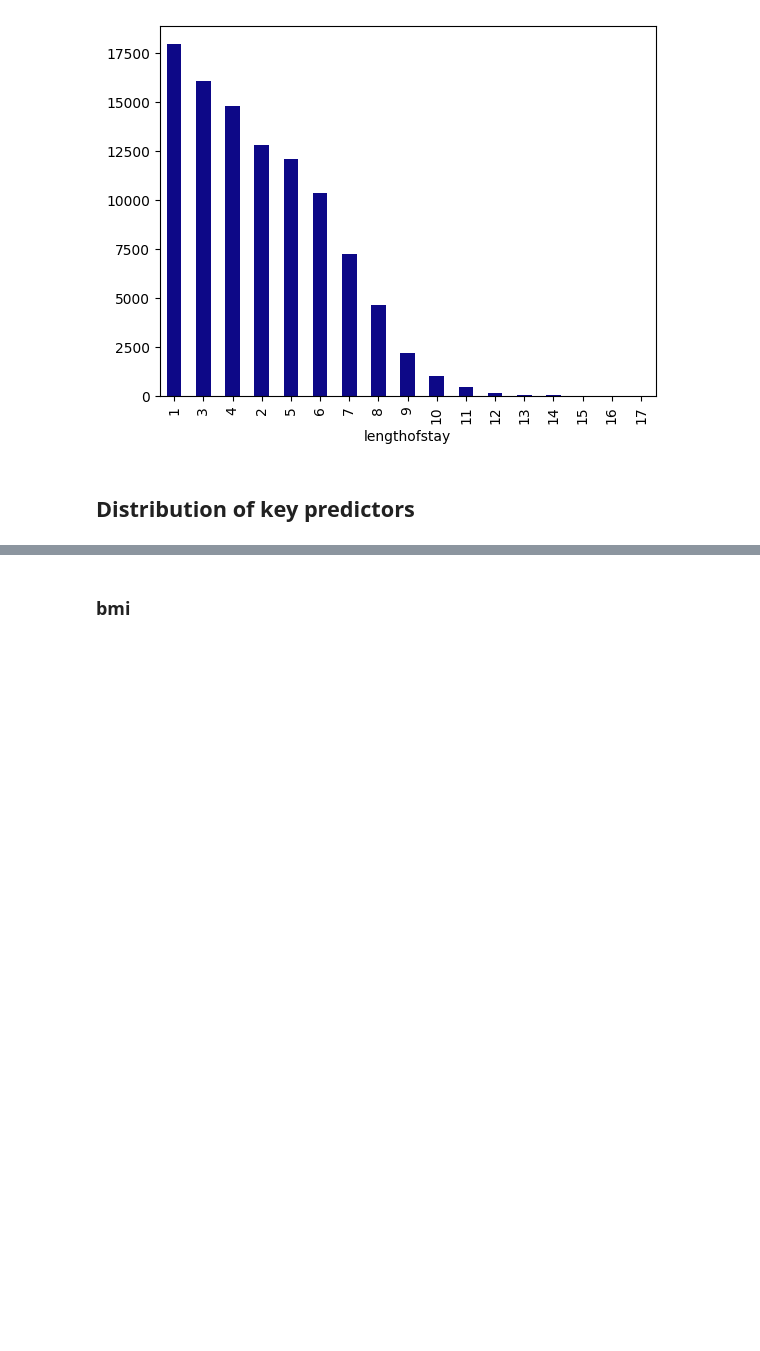
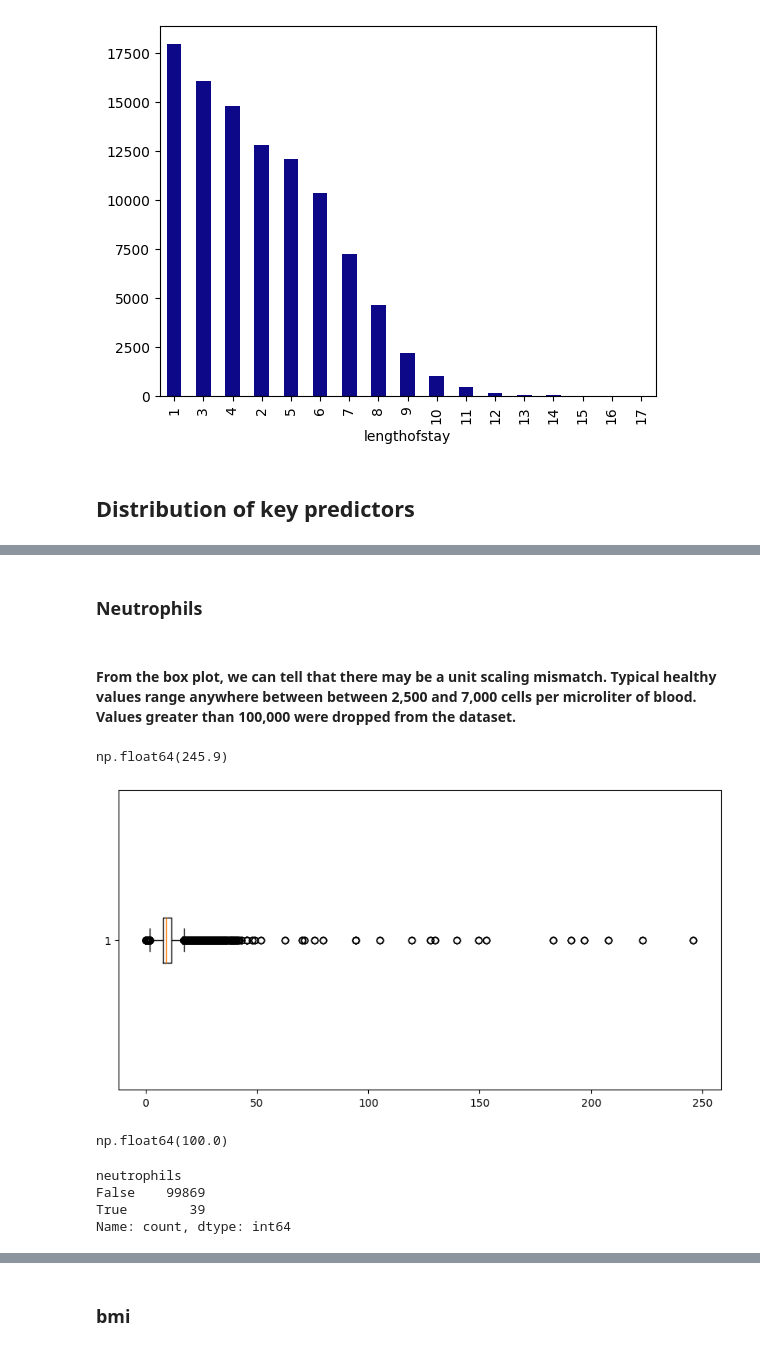
Before and after one commit to Mussab157/hospital-los-prediction, a Jupyter notebook: notebooks/1_data_exploration.ipynb, the cells around one changed output, grey strips where cells are left out. Drawn from its saved outputs; the diff is of its cells as text; code cells hidden in the pictures; blank space fills up the shorter version.

```diff
--- a/notebooks/1_data_exploration.ipynb
+++ b/notebooks/1_data_exploration.ipynb
@@ -95,0 +151,28 @@ los_count.plot(kind='bar', colormap='plasma')
+# %% [markdown]
+### Neutrophils
+# %% [markdown]
+#### From the box plot, we can tell that there may be a unit scaling mismatch. Typical healthy values range anywhere between between 2,500 and 7,000 cells per microliter of blood. Values greater than 100,000 were dropped from the dataset.
+# %%
+fig=plt.figure(figsize=(10, 5))
+plt.boxplot(los_df['neutrophils'], vert=False)
+los_df['neutrophils'].max()
+# %% [output]
+np.float64(245.9)
+[figure, added]
+# %%
+los_df['neutrophils']=los_df['neutrophils']*1000
+los_df['neutrophils'].min()
+#
+#fig=plt.figure(figsize=(10, 5))
+#plt.boxplot(los_df['neutrophils'], vert=False)
+# %% [output]
+np.float64(100.0)
+# %%
+upper_extreme_neu_values=los_df['neutrophils']>100000
+upper_extreme_neu_values.value_counts()
+# since the number of values that are beyond the extreme threshold only 39, we can safely drop those rows.
+# %% [output]
+neutrophils
+False    99869
+True        39
+Name: count, dtype: int64
```
Also changed, not shown: parts of 32 cells of this notebook.
